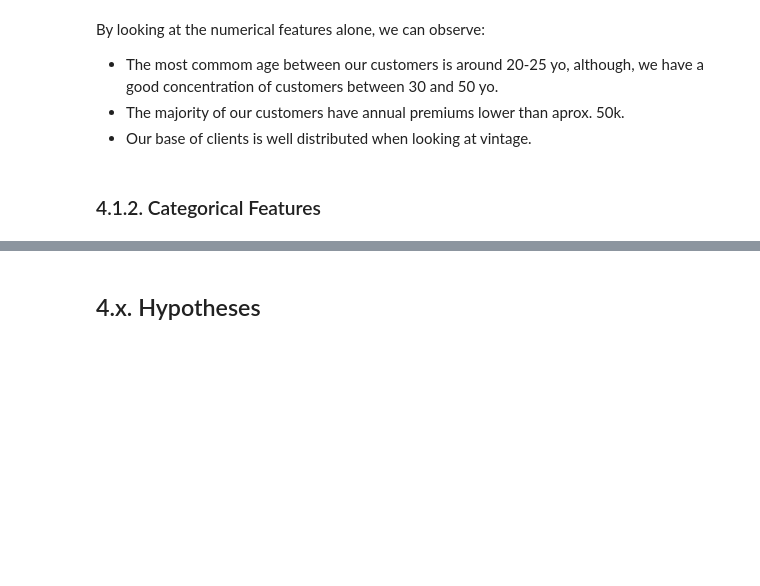
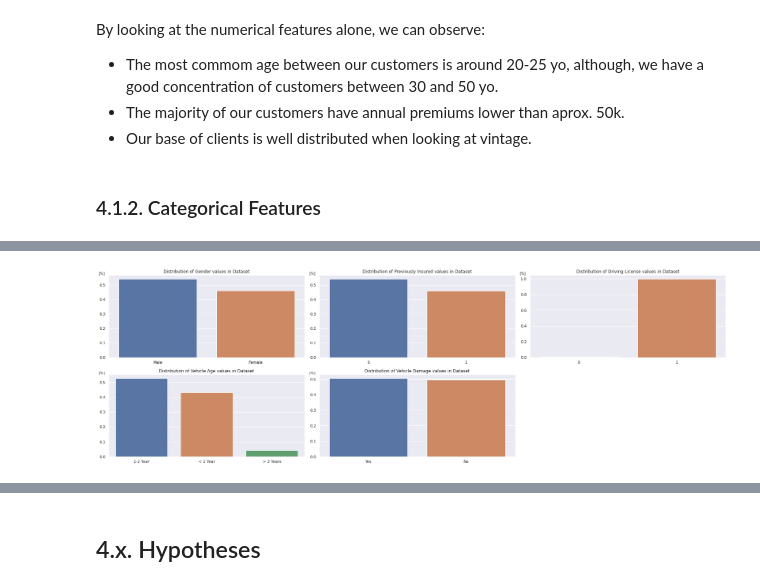
Before and after one commit to olini/insurance-cross-sell-prediction, a Jupyter notebook: notebook.ipynb, the cells around one changed output, grey strips where cells are left out. Drawn from its saved outputs; the diff is of its cells as text; code cells hidden in the pictures; blank space fills up the shorter version.

Commit message:
Plot graphs for univariate analysis of cat features
Signed-off-by: olini <lucasolini96@gmail.com>

```diff
--- a/notebook.ipynb
+++ b/notebook.ipynb
@@ -92,12 +94,10 @@ vehicle_damage           object
 response                  int64
 dtype: object
 # %%
-# change the feature vehicle_damage to int - Yes = 1 and No = 0
-#mapping_dict = {'Yes': 1, 'No': 0}
-#df_dd['vehicle_damage'] = df_dd['vehicle_damage'].map(mapping_dict)
+# change the feature region_code to int
+df_dd['region_code'] = df_dd['region_code'].astype(int)
 
-# change the feature gender to int - Female = 1 and Male = 0
-#mapping_dict = {'Female': 1, 'Male': 0}
-#df_dd['gender'] = df_dd['gender'].map(mapping_dict)
+# change the feature policy_sales_channel to int
+df_dd['policy_sales_channel'] = df_dd['policy_sales_channel'].astype(int)
 
-# df_dd.dtypes
+df_dd.dtypes
@@ -254,0 +255,88 @@ df_cat.head()
+# %%
+# gender
+df_gender = df_eda['gender'].value_counts(normalize=True).reset_index().rename(columns={'index': 'values', 'gender': 'perc'})
+df_gender['feature'] = 'gender'
+
+# region_code
+df_region_code = df_eda['region_code'].value_counts(normalize=True).reset_index().rename(columns={'index': 'values', 'region_code': 'perc'})
+df_region_code['feature'] = 'region_code'
+
+# policy_sales_channel
+df_policy_sales_channel = df_eda['policy_sales_channel'].value_counts(normalize=True).reset_index().rename(columns={'index': 'values', 'policy_sales_channel': 'perc'})
+df_policy_sales_channel['feature'] = 'policy_sales_channel'
+
+# previously_insured
+df_previously_insured = df_eda['previously_insured'].value_counts(normalize=True).reset_index().rename(columns={'index': 'values', 'previously_insured': 'perc'})
+df_previously_insured['feature'] = 'previously_insured'
+
+# driving_license
+df_driving_license = df_eda['driving_license'].value_counts(normalize=True).reset_index().rename(columns={'index': 'values', 'driving_license': 'perc'})
+df_driving_license['feature'] = 'driving_license'
+
+# vehicle_age
+df_vehicle_age = df_eda['vehicle_age'].value_counts(normalize=True).reset_index().rename(columns={'index': 'values', 'vehicle_age': 'perc'})
+df_vehicle_age['feature'] = 'vehicle_age'
+
+# vehicle_damage'
+df_vehicle_damage = df_eda['vehicle_damage'].value_counts(normalize=True).reset_index().rename(columns={'index': 'values', 'vehicle_damage': 'perc'})
+df_vehicle_damage['feature'] = 'vehicle_damage'
+
+df_cat = pd.concat([df_gender, df_region_code, df_policy_sales_channel, df_previously_insured,
+                    df_driving_license, df_vehicle_age, df_vehicle_damage])
+
+plt.subplot(2, 3, 1)
+sns.barplot(x='values', y='perc', data=df_cat[df_cat['feature'] == 'gender']);
+plt.ylabel('[%]', loc='top', labelpad=-15, fontsize=10, rotation='horizontal')
+plt.xlabel('')
+plt.title('Distribution of Gender values in Dataset');
+
+plt.subplot(2, 3, 2)
+sns.barplot(x='values', y='perc', data=df_cat[df_cat['feature'] == 'previously_insured']);
+plt.ylabel('[%]', loc='top', labelpad=-15, fontsize=10, rotation='horizontal')
+plt.xlabel('')
+plt.title('Distribution of Previously Insured values in Dataset');
+
+plt.subplot(2, 3, 3)
+sns.barplot(x='values', y='perc', data=df_cat[df_cat['feature'] == 'driving_license']);
+plt.ylabel('[%]', loc='top', labelpad=-15, fontsize=10, rotation='horizontal')
+plt.xlabel('')
+plt.title('Distribution of Driving License values in Dataset');
+
+plt.subplot(2, 3, 4)
+sns.barplot(x='values', y='perc', data=df_cat[df_cat['feature'] == 'vehicle_age']);
+plt.ylabel('[%]', loc='top', labelpad=-15, fontsize=10, rotation='horizontal')
+plt.xlabel('')
+plt.title('Distribution of Vehicle Age values in Dataset');
+
+plt.subplot(2, 3, 5)
+sns.barplot(x='values', y='perc', data=df_cat[df_cat['feature'] == 'vehicle_damage']);
+plt.ylabel('[%]', loc='top', labelpad=-15, fontsize=10, rotation='horizontal')
+plt.xlabel('')
+plt.title('Distribution of Vehicle Damage values in Dataset');
+
+plt.tight_layout()
+plt.show()
+
+perc_array = df_cat[df_cat['feature'] == 'region_code'][['values', 'perc']].sort_values('values')['perc'].to_list()
+colors = ['lightgrey' if x < max(perc_array) else 'b' for x in perc_array]
+sns.barplot(x='values', y='perc', data=df_cat[df_cat['feature'] == 'region_code'], palette=colors);
+plt.ylabel('[%]', loc='top', labelpad=-15, fontsize=10, rotation='horizontal')
+plt.xlabel('')
+plt.title('Distribution of Region Code values in Dataset')
+
+plt.show();
+
+aux = df_cat[df_cat['feature'] == 'policy_sales_channel'][['values', 'perc']].sort_values('values')
+xticks_array = aux.apply(lambda x: '' if x['perc'] < 0.15 else x['values'], axis=1).to_list()
+
+perc_array = aux['perc'].to_list()
+colors = ['lightgrey' if x < 0.15 else 'b' for x in perc_array]
+
+g = sns.barplot(x='values', y='perc', data=df_cat[df_cat['feature'] == 'policy_sales_channel'],palette=colors);
+plt.ylabel('[%]', loc='top', labelpad=-15, fontsize=10, rotation='horizontal')
+plt.xlabel('')
+g.set_xticks(range(len(xticks_array)))
+g.set_xticklabels(xticks_array)
+plt.title('Distribution of Policy Sales Channel values in Dataset');
+# %% [output]
+[figure, added]
```
Also changed, not shown: parts of 9 cells of this notebook.
